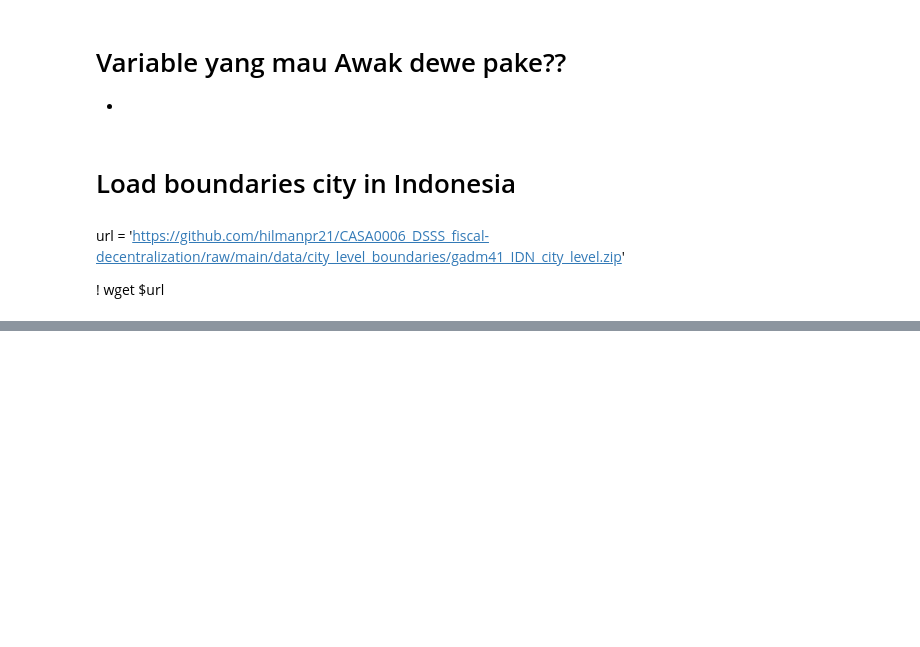
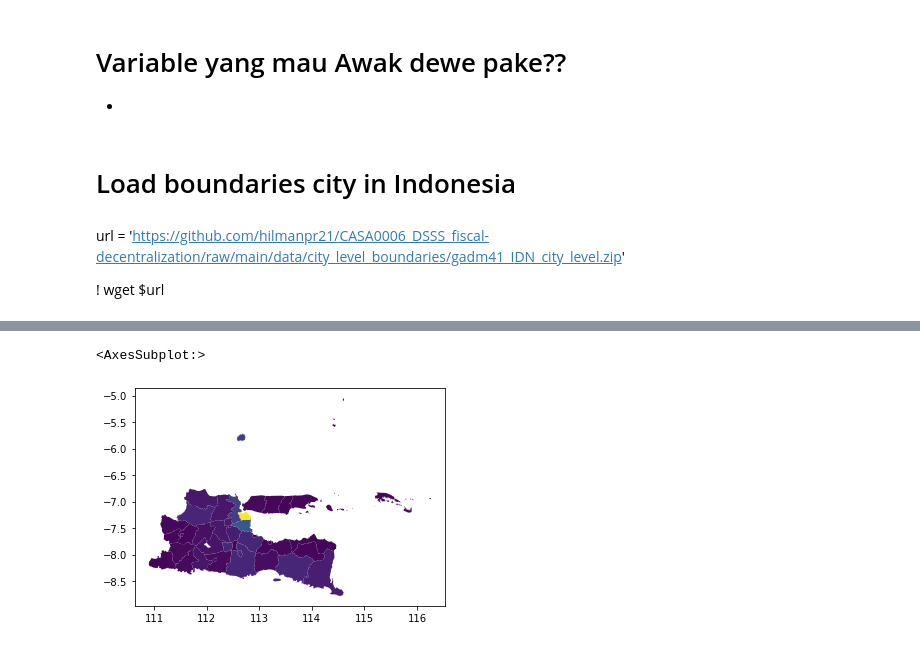
Before and after one commit to hilmanpr21/CASA0006_DSSS_fiscal-decentralization, a Jupyter notebook: Fiscal_clustering.ipynb, the cells around one changed output, grey strips where cells are left out. Drawn from its saved outputs; the diff is of its cells as text; code cells hidden in the pictures; blank space fills up the shorter version.

```diff
--- a/Fiscal_clustering.ipynb
+++ b/Fiscal_clustering.ipynb
@@ -275,0 +302,3 @@ dtype: object
+# %%
+data2.rename(columns = {'index':'city'}, inplace = True)
+data2
@@ -275,0 +326,4 @@ dtype: object
+# %%
+data2['city'] = data2['city'].str.lower().replace(' ','_')
+data2['city'] = data2['city'].str.replace(' ','_')
+data2
@@ -335,0 +444,4 @@ DriverError: '/vsizip/gadm41_IDN_city_level.zip/gadm41_IDN_city_level.shp' does
+# %%
+gdf2['name_2'] = gdf2['name_2'].str.lower().replace(' ','_')
+gdf2['name_2'] = gdf2['name_2'].str.replace(' ','_')
+gdf2.head()
@@ -335,0 +495,7 @@ DriverError: '/vsizip/gadm41_IDN_city_level.zip/gadm41_IDN_city_level.shp' does
+# %%
+data3 = pd.merge(gdf2, data2, left_on='name_2', right_on='city', how='inner').reset_index()
+#data3 = pd.merge(data2, gdf2, left_on='city', right_on='name_2', how='inner').reset_index()
+data3.plot(column='pad')
+# %% [output]
+<AxesSubplot:>
+[figure, added]
```
Also changed, not shown: parts of 24 cells of this notebook, 1 other file.
